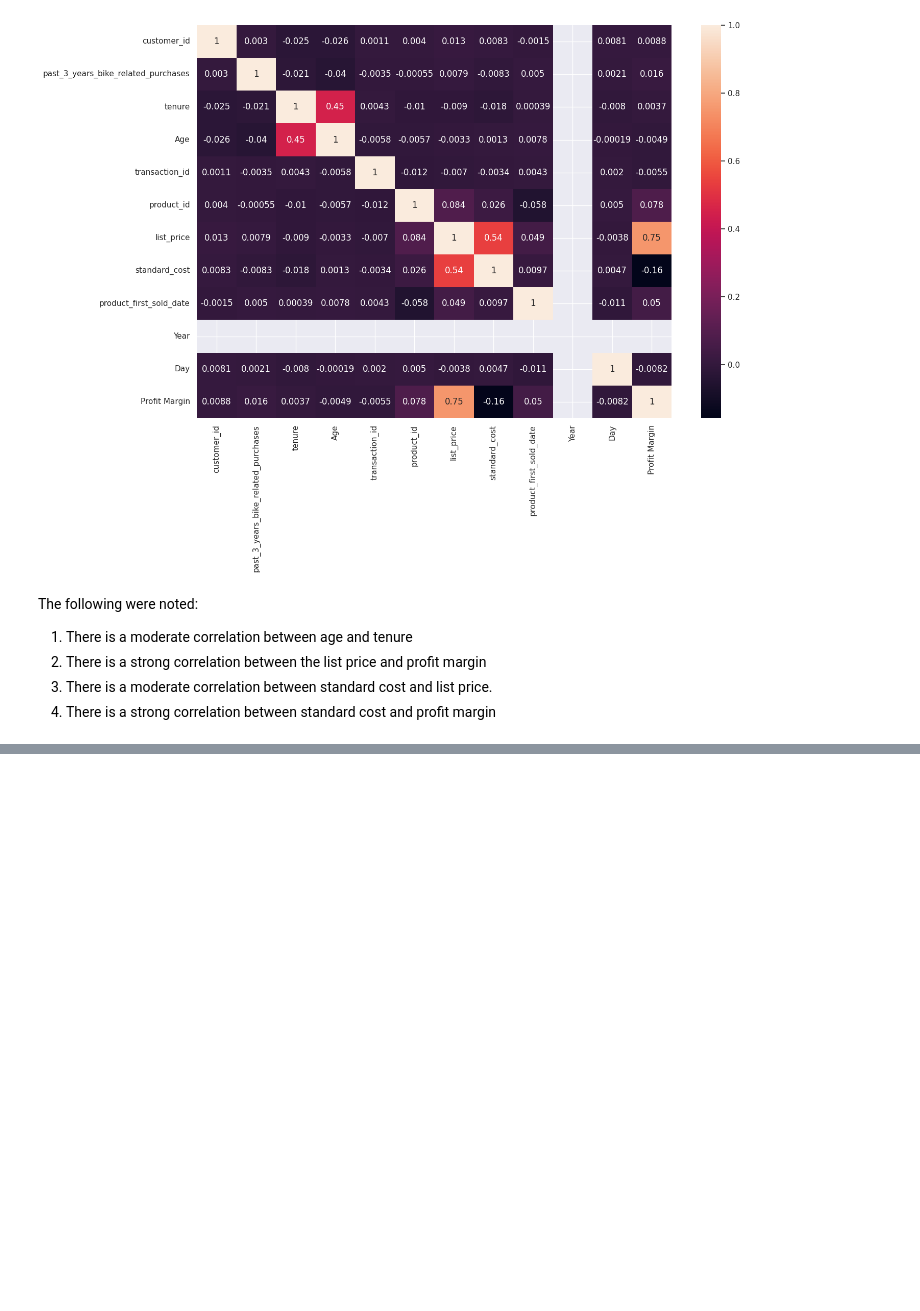
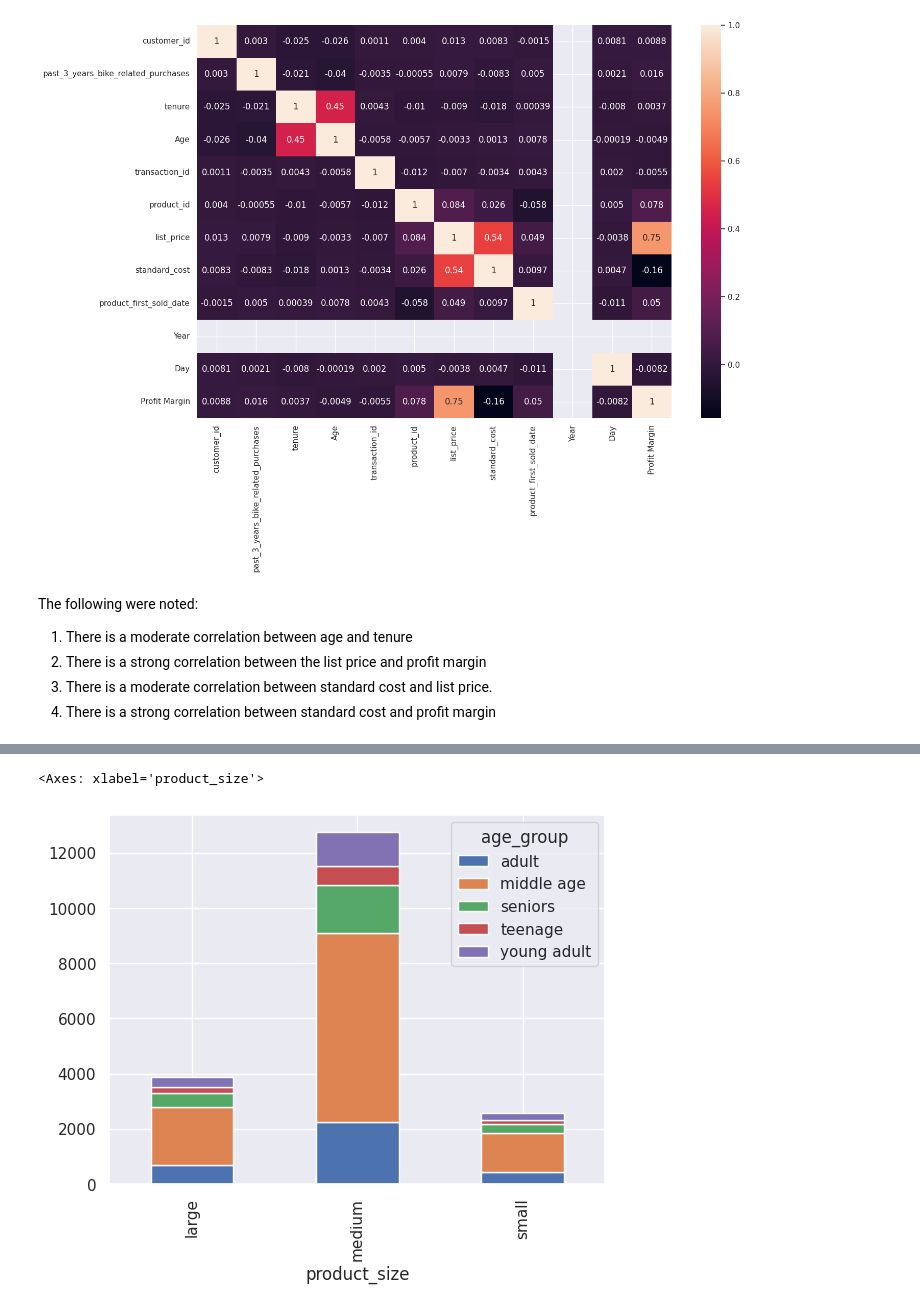
Before and after one commit to kanjamwingirwa/KPMG_AU_Virtual_Internship, a Jupyter notebook: KPMG_AU_INTERNSHIP_FINAL_PY.ipynb, the cells around one changed output, grey strips where cells are left out. Drawn from its saved outputs; the diff is of its cells as text; code cells hidden in the pictures; blank space fills up the shorter version.

```diff
--- a/KPMG_AU_INTERNSHIP_FINAL_PY.ipynb
+++ b/KPMG_AU_INTERNSHIP_FINAL_PY.ipynb
@@ -907,0 +1003,5 @@ The following were noted:
+# %%
+pd.crosstab(combined_df['product_size'],combined_df['age_group']).plot(kind='bar',stacked=True)
+# %% [output]
+<Axes: xlabel='product_size'>
+[figure, added]
```
Also changed, not shown: parts of 18 cells of this notebook.
